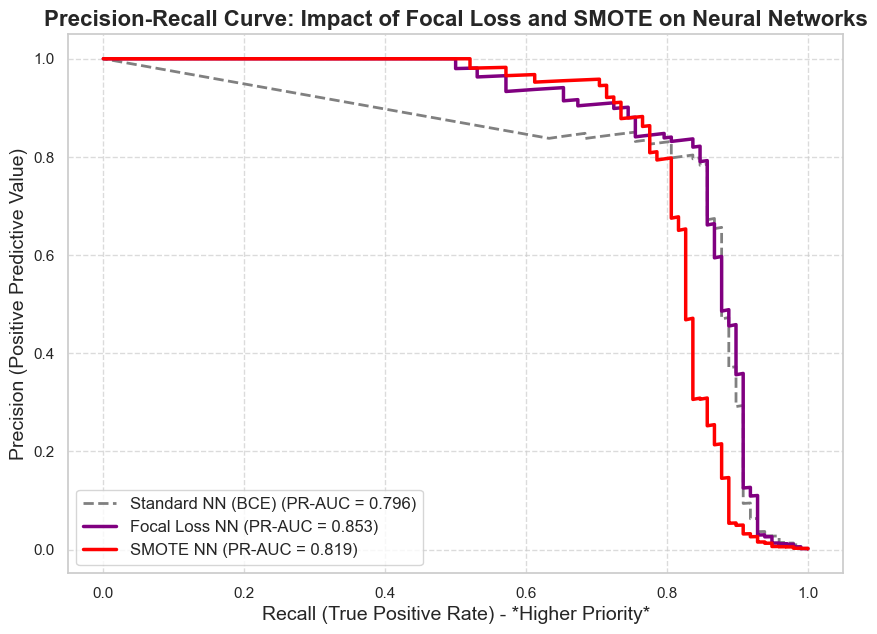
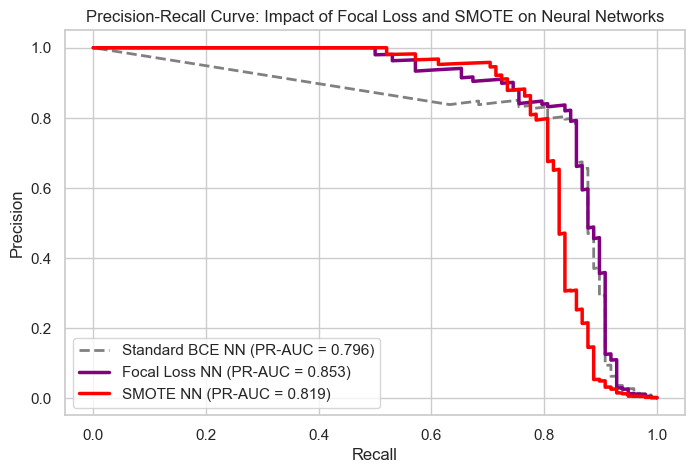
The notebook cell's code change between the first figure and the second:
--- before
+++ after
@@ -8,8 +8,8 @@
 smote_nn_precision, smote_nn_recall, _ = precision_recall_curve(y_test_numpy, smote_nn_probs)
 
-plt.figure(figsize=(10, 7))
+plt.figure(figsize=(8, 5))
 
 # Plot Base Model (Dashed line to represent the baseline)
-plt.plot(base_nn_recall, base_nn_precision, label=f'Standard NN (BCE) (PR-AUC = {base_nn_pr_auc:.3f})', color='gray', linestyle='--', lw=2)
+plt.plot(base_nn_recall, base_nn_precision, label=f'Standard BCE NN (PR-AUC = {base_nn_pr_auc:.3f})', color='gray', linestyle='--', lw=2)
 
 # Plot Imbalance-Handled Models (Solid lines)
@@ -17,9 +17,8 @@
 plt.plot(smote_nn_recall, smote_nn_precision, label=f'SMOTE NN (PR-AUC = {auc(smote_nn_recall, smote_nn_precision):.3f})', color='red', lw=2.5)
 
-plt.title('Precision-Recall Curve: Impact of Focal Loss and SMOTE on Neural Networks', fontsize=16, fontweight='bold')
-plt.xlabel('Recall (True Positive Rate) - *Higher Priority*', fontsize=14)
-plt.ylabel('Precision (Positive Predictive Value)', fontsize=14)
-plt.legend(loc='lower left', fontsize=12)
-plt.grid(True, linestyle='--', alpha=0.7)
+plt.title('Precision-Recall Curve: Impact of Focal Loss and SMOTE on Neural Networks')
+plt.xlabel('Recall')
+plt.ylabel('Precision')
+plt.legend(loc='lower left')
 
 plt.savefig('nn_neural_network_models_pr_curve.png', dpi=300, bbox_inches='tight')

Commit: PR-AUC updates